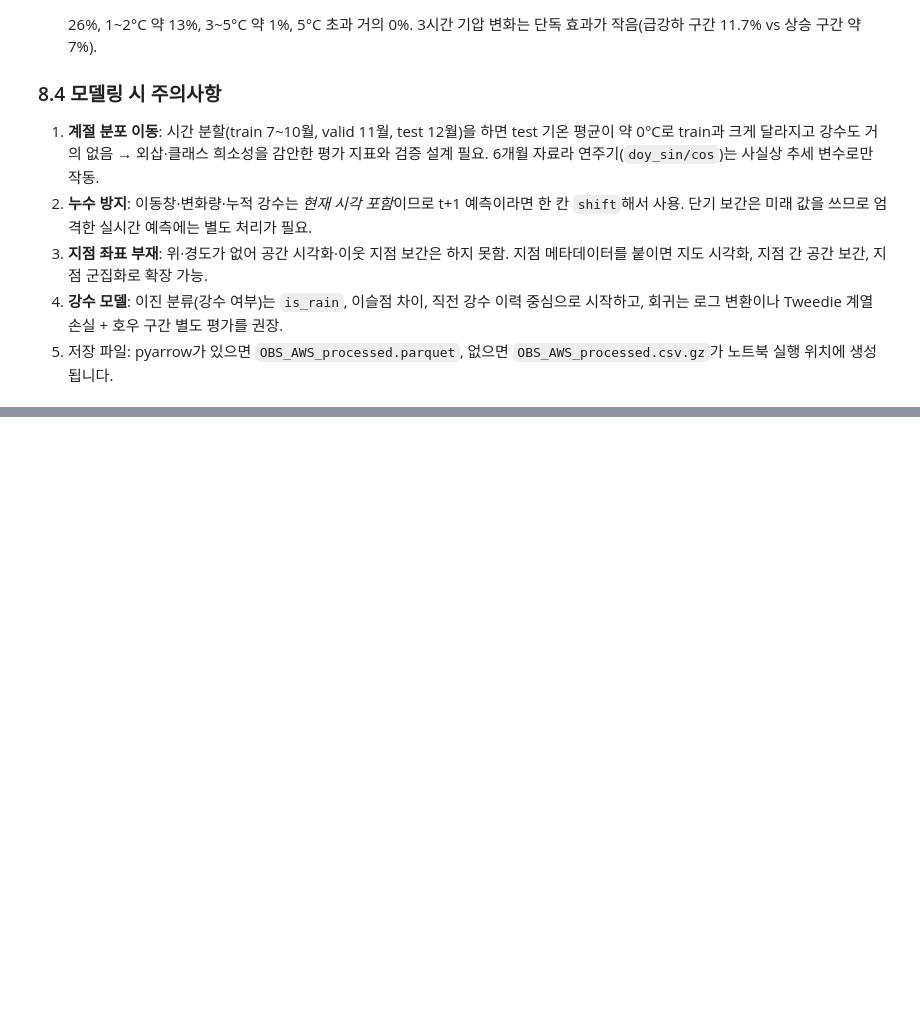
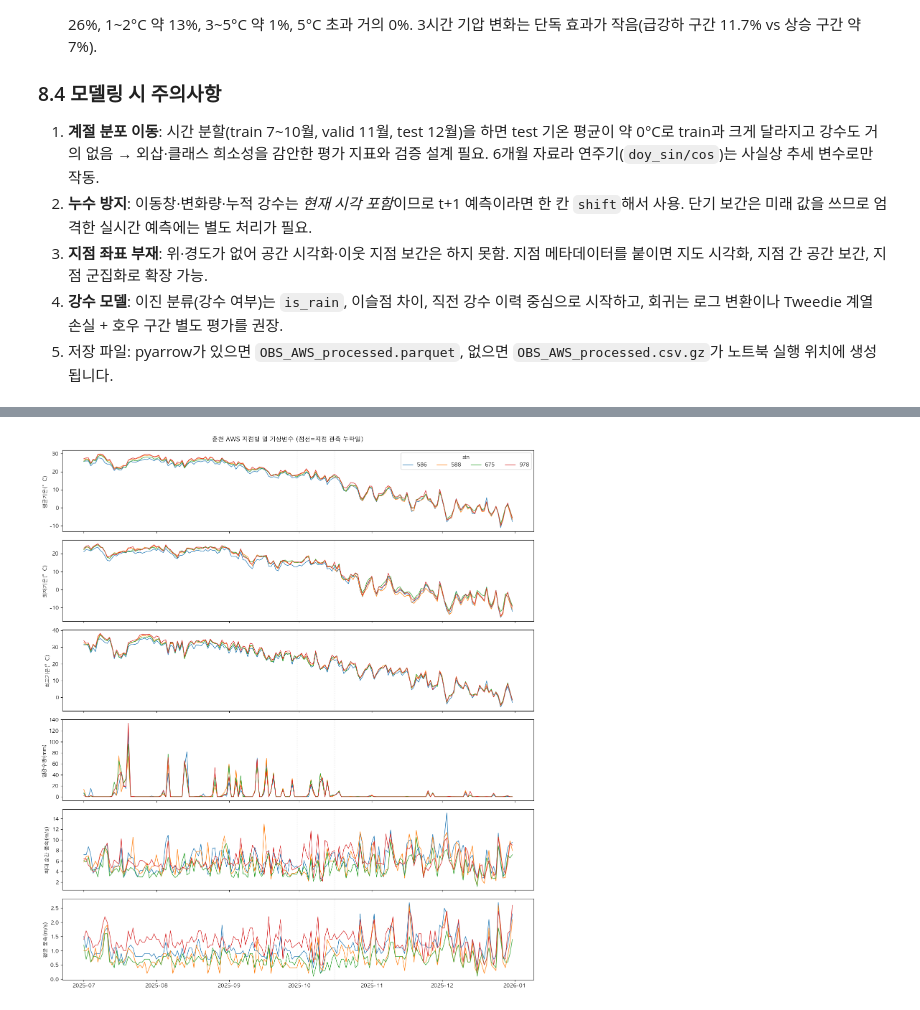
Before and after one commit to wheemin-2/BigContest_2026, a Jupyter notebook: notebooks/OBS_AWS_EDA_Preprocessing.ipynb, the cells around one changed output, grey strips where cells are left out. Saved outputs shown, nothing was run; the diff lists cells and outputs as text; code cells hidden in the pictures; blank space fills up the shorter version.

Commit message:
Add AWS data preprocessing

```diff
--- a/notebooks/OBS_AWS_EDA_Preprocessing.ipynb
+++ b/notebooks/OBS_AWS_EDA_Preprocessing.ipynb
@@ -44,7 +44,7 @@ font: ['AppleGothic']
 # %% [markdown]
 ## 1. 데이터 로드 및 개요
 # %%
-DATA_PATH = "OBS_AWS_250712.csv"   # 필요하면 경로를 수정하세요
+FILE_PATH = "../data/Weather_data/OBS_AWS_250712.csv"
 
 def read_csv_kr(path):
     """한글 CSV 인코딩 자동 판별 (utf-8-sig → cp949 → euc-kr)"""
@@ -55,7 +55,7 @@ def read_csv_kr(path):
             continue
     raise ValueError("인코딩을 판별하지 못했습니다.")
 
-raw, enc = read_csv_kr(f'../data/{DATA_PATH}')
+raw, enc = read_csv_kr(FILE_PATH)
 print(f"인코딩: {enc} | shape: {raw.shape}")
 raw.head()
 # %% [output]
@@ -1027,0 +1066,17 @@ parquet 저장 불가(ImportError) → OBS_AWS_processed.csv.gz 로 저장
+# %%
+# load data, location info
+def haversine(lat1, lon1, lat2, lon2):
+    p = np.pi / 180
+    a = np.sin((lat2 - lat1) * p / 2) ** 2 + np.cos(lat1 * p) * np.cos(lat2 * p) * np.sin((lon2 - lon1) * p / 2) ** 2
+    return 12742 * np.arcsin(np.sqrt(a))                                   # km
+
+dd = pd.read_csv(DD_PATH, encoding="cp949").rename(columns={"지점": "stn", "일시": "date", **VARS})
+dd["date"] = pd.to_datetime(dd["date"])
+
+loc = pd.read_csv(LOC_PATH, encoding="cp949"); loc = loc[loc["지점"].isin(STN)]
+loc = loc.sort_values("시작일").groupby("지점").last()                       # 고도는 최신값으로 고정
+meta = pd.DataFrame({"name": [STN[s] for s in loc.index], "lat": loc["위도"].to_numpy(), "lon": loc["경도"].to_numpy(),
+                     "elev": loc["노장해발고도(m)"].to_numpy()}, index=loc.index)
+meta["dist_city_km"] = haversine(*CITY_HALL, meta["lat"], meta["lon"])
+display(meta.round(2))
+print(dd.groupby("stn").size().to_dict(), "| 결측:", dd[list(VARS.values())].isna().sum().to_dict())
@@ -1027,0 +1091,11 @@ parquet 저장 불가(ImportError) → OBS_AWS_processed.csv.gz 로 저장
+# %%
+# 관측 일자가 빠진 날 찾기
+all_dates = pd.date_range(dd["date"].min(), dd["date"].max(), freq="D")
+present = dd.groupby("stn")["date"].apply(set)
+rows = [{"stn": s, "누락일": d.date()} for s in present.index for d in all_dates if d not in present[s]]
+missing_days = pd.DataFrame(rows)
+print(dd.groupby("stn")["date"].agg(["count", "min", "max"]))
+print("\n[관측 행 자체가 없는 날]"); display(missing_days)
+print("\n[행은 있으나 기상변수가 NaN인 날]")
+na_rows = dd[dd[list(VARS.values())].isna().any(axis=1)][["stn", "date"] + list(VARS.values())]
+display(na_rows.sort_values(["date", "stn"]))
@@ -1027,0 +1123,14 @@ parquet 저장 불가(ImportError) → OBS_AWS_processed.csv.gz 로 저장
+# %%
+# timeseries lineplot
+fig, axes = plt.subplots(len(VARS), 1, figsize=(14, 2.6 * len(VARS)), sharex=True)
+for ax, (kor, v) in zip(axes, VARS.items()):
+    sns.lineplot(data=dd, x="date", y=v, hue="stn", palette="tab10", lw=1, ax=ax)
+    ax.set_ylabel(kor); ax.set_xlabel("")
+    if ax is not axes[0]: ax.get_legend().remove()
+    for _, r in missing_days.iterrows():
+        ax.axvline(pd.Timestamp(r["누락일"]), color="grey", ls=":", lw=.8)     # 지점 관측 누락일
+axes[0].legend(title="stn", ncol=4, loc="upper right")
+fig.suptitle("춘천 AWS 지점별 일 기상변수 (점선=지점 관측 누락일)", y=.995)
+plt.tight_layout(); plt.show()
+# %% [output]
+[figure, added]
```
Also changed, not shown: parts of 22 cells of this notebook.
